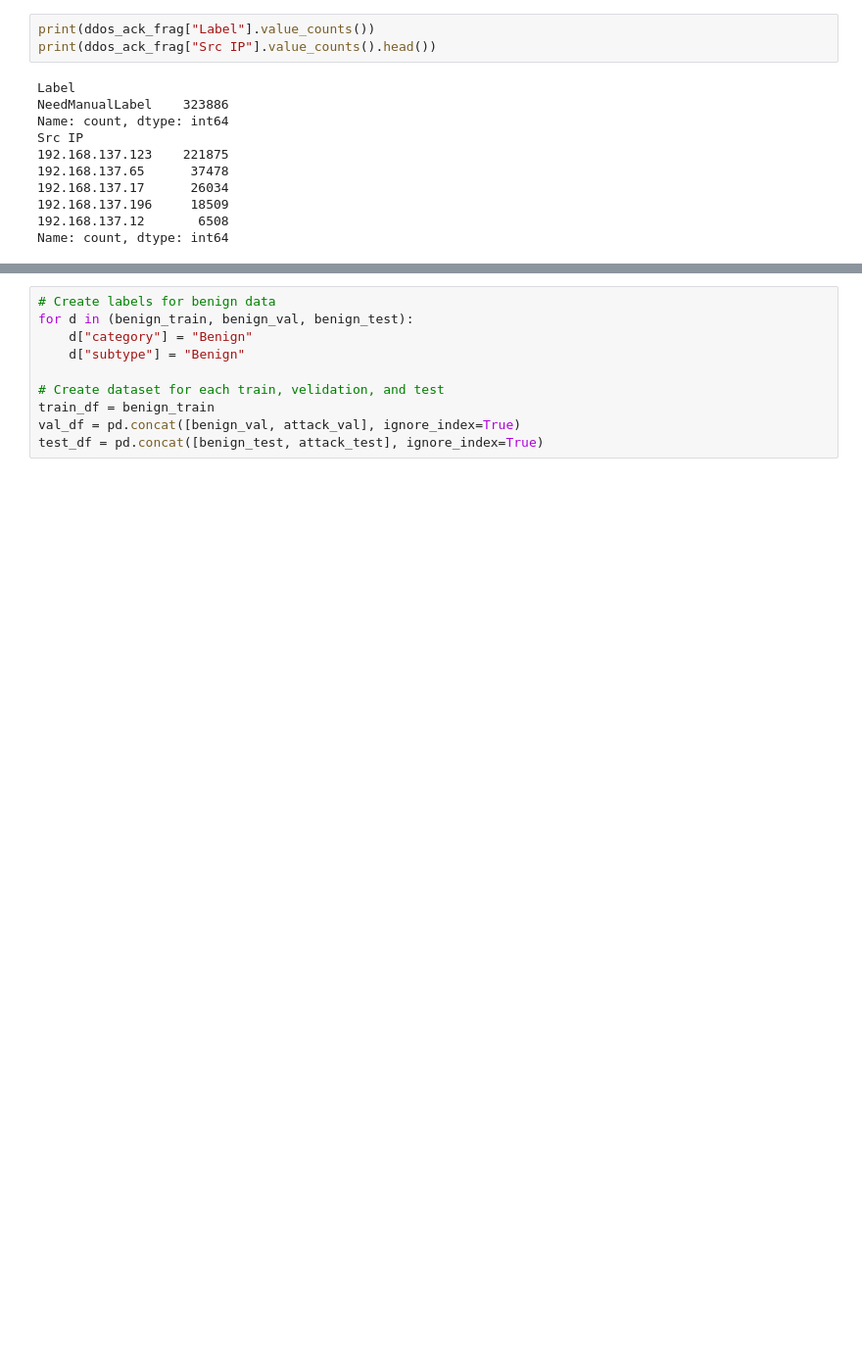
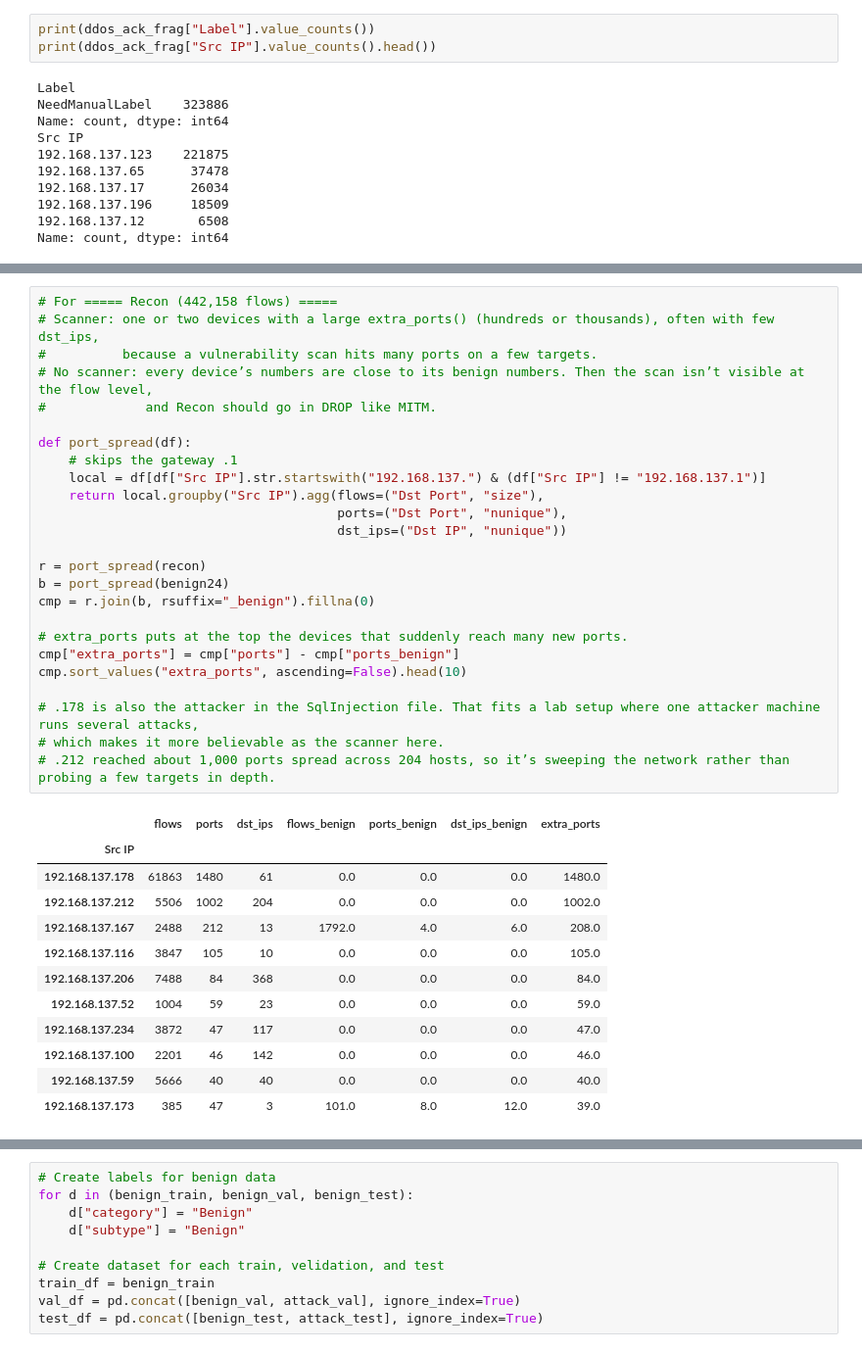
Before and after one commit to Etown-CS/26-27_HomeGuard, a Jupyter notebook: IoT-DIAD24_isolation_forest.ipynb, the cells around one changed output, grey strips where cells are left out. Shown at 98% size. Saved outputs shown, nothing was run; the diff lists cells and outputs as text; blank space fills up the shorter version.

```diff
--- a/IoT-DIAD24_isolation_forest.ipynb
+++ b/IoT-DIAD24_isolation_forest.ipynb
@@ -491 +498,39 @@ Src IP           Dst IP          Dst Port
 dtype: int64
+# %%
+# For ===== Recon (442,158 flows) =====
+# Scanner: one or two devices with a large extra_ports() (hundreds or thousands), often with few dst_ips,
+#          because a vulnerability scan hits many ports on a few targets.
+# No scanner: every device’s numbers are close to its benign numbers. Then the scan isn’t visible at the flow level,
+#             and Recon should go in DROP like MITM.
+
+def port_spread(df):
+    # skips the gateway .1
+    local = df[df["Src IP"].str.startswith("192.168.137.") & (df["Src IP"] != "192.168.137.1")]
+    return local.groupby("Src IP").agg(flows=("Dst Port", "size"),
+                                       ports=("Dst Port", "nunique"),
+                                       dst_ips=("Dst IP", "nunique"))
+
+r = port_spread(recon)
+b = port_spread(benign24)
+cmp = r.join(b, rsuffix="_benign").fillna(0)
+
+# extra_ports puts at the top the devices that suddenly reach many new ports.
+cmp["extra_ports"] = cmp["ports"] - cmp["ports_benign"]
+cmp.sort_values("extra_ports", ascending=False).head(10)
+
+# .178 is also the attacker in the SqlInjection file. That fits a lab setup where one attacker machine runs several attacks,
+# which makes it more believable as the scanner here.
+# .212 reached about 1,000 ports spread across 204 hosts, so it’s sweeping the network rather than probing a few targets in depth.
+# %% [output]
+|  | flows | ports | dst_ips | flows_benign | ports_benign | dst_ips_benign | extra_ports |
+| Src IP |  |  |  |  |  |  |  |
+| 192.168.137.178 | 61863 | 1480 | 61 | 0.0 | 0.0 | 0.0 | 1480.0 |
+| 192.168.137.212 | 5506 | 1002 | 204 | 0.0 | 0.0 | 0.0 | 1002.0 |
+| 192.168.137.167 | 2488 | 212 | 13 | 1792.0 | 4.0 | 6.0 | 208.0 |
+| 192.168.137.116 | 3847 | 105 | 10 | 0.0 | 0.0 | 0.0 | 105.0 |
+| 192.168.137.206 | 7488 | 84 | 368 | 0.0 | 0.0 | 0.0 | 84.0 |
+| 192.168.137.52 | 1004 | 59 | 23 | 0.0 | 0.0 | 0.0 | 59.0 |
+| 192.168.137.234 | 3872 | 47 | 117 | 0.0 | 0.0 | 0.0 | 47.0 |
+| 192.168.137.100 | 2201 | 46 | 142 | 0.0 | 0.0 | 0.0 | 46.0 |
+| 192.168.137.59 | 5666 | 40 | 40 | 0.0 | 0.0 | 0.0 | 40.0 |
+| 192.168.137.173 | 385 | 47 | 3 | 101.0 | 8.0 | 12.0 | 39.0 |
```
Also changed, not shown: parts of 27 cells of this notebook, 2 other files.
